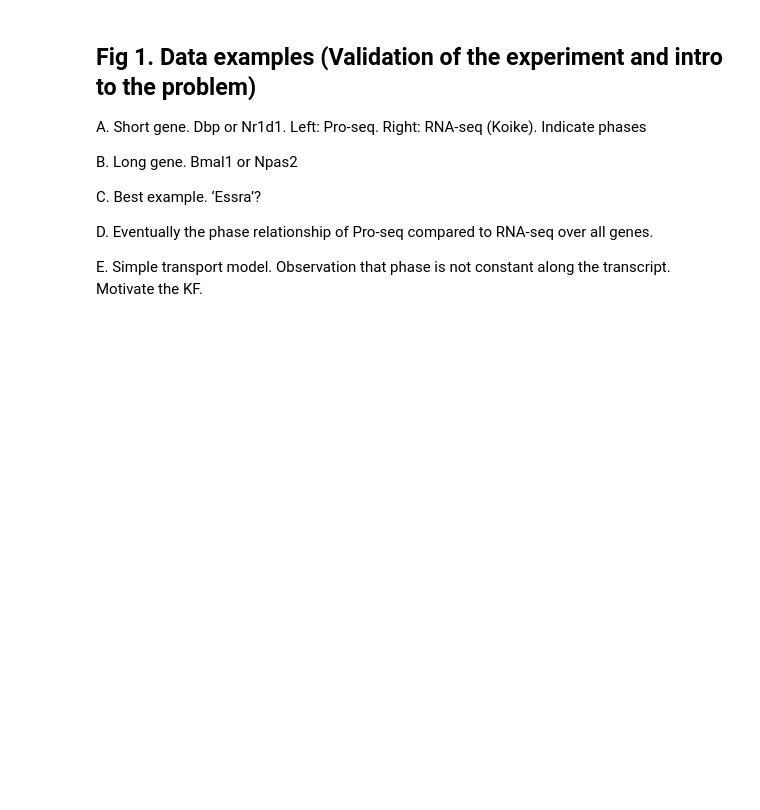
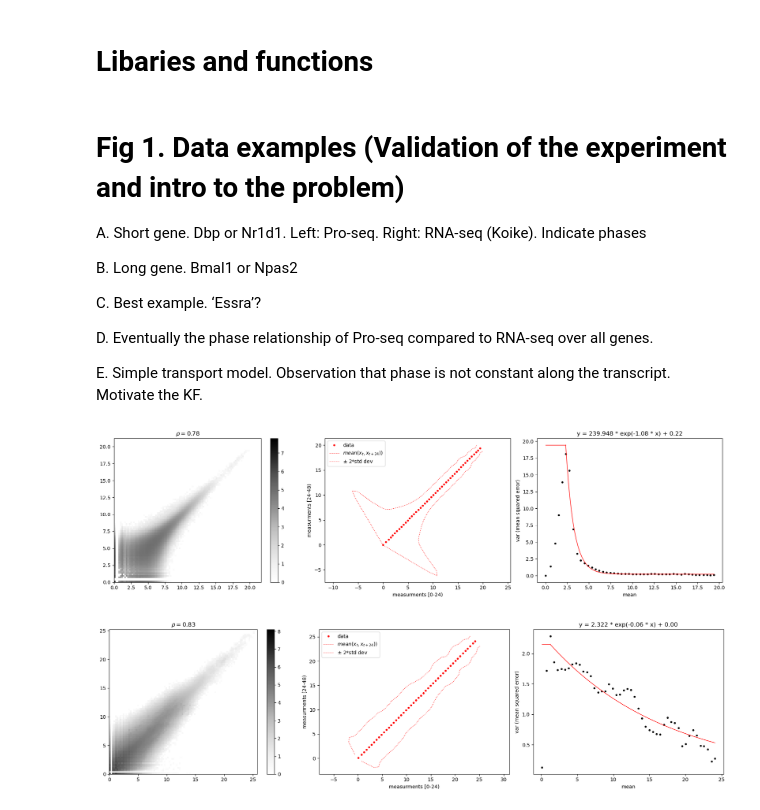
Before and after one commit to jmbreda/PROseq, a Jupyter notebook: notebooks/Figure1.ipynb, the cells around one changed output. Saved outputs shown, nothing was run; the diff lists cells and outputs as text; code cells hidden in the pictures; blank space fills up the shorter version.

```diff
--- a/notebooks/Figure1.ipynb
+++ b/notebooks/Figure1.ipynb
@@ -4,0 +1,2 @@ import matplotlib.pyplot as plt
+# %% [markdown]
+# Libaries and functions
@@ -5,5 +156,5 @@ import matplotlib.pyplot as plt
 # %% [markdown]
-## Fig 1. Data examples (Validation of the experiment and intro to the problem)
+# Fig 1. Data examples (Validation of the experiment and intro to the problem)
 A. Short gene. Dbp or Nr1d1. Left: Pro-seq. Right: RNA-seq (Koike). Indicate phases
 
 B. Long gene. Bmal1 or Npas2
@@ -14,36 +165,52 @@ D. Eventually the phase relationship of Pro-seq compared to RNA-seq over all gen
 
 E. Simple transport model. Observation that phase is not constant along the transcript. Motivate the KF.
 # %%
-bin_size = 1000
+bin_size = 100
 
 # get data
-time_points = np.arange(0, 48, 4).tolist()
+T = np.arange(0, 48, 4)
+τ = 24
+ω = 2*np.pi/τ
 
 # infiles
 infile_proseq = f'../results/GRCm38/binned_norm_coverage/expression_tables/bin_expression_table_bin{bin_size}bp.csv'
-infile_rnaseq = f'~/RNAseq/results/Koike_Science_2012/star/binned_norm_coverage/expression_tables/bin_expression_table_bin100bp.csv'
+infile_rnaseq = f'~/RNAseq/results/Koike_Science_2012/star/binned_norm_coverage/expression_tables/bin_expression_table_bin{bin_size}bp.csv'
 infile_gtf = f'../resources/genome/GRCm38/gene_protein_coding.gtf'
+infile_core_circadian_genes = '../resources/core_circadian_clock_genes.txt'
 
 # read data
 proseq = pd.read_csv(infile_proseq, sep='\t')
-proseq.drop('strand', axis=1, inplace=True)
+#proseq.drop('strand', axis=1, inplace=True)
 rnaseq = pd.read_csv(infile_rnaseq, sep='\t')
 # flip strands of rnaseq
 rnaseq.columns = [col[:-1] + ('+' if col[-1]=='-' else '-') for col in rnaseq.columns]
 rnaseq.columns = proseq.columns
 genes = pd.read_csv(infile_gtf, sep='\t', comment='#', header=None)
 
 samples = proseq.columns.tolist()[3:]
 strand_idx = {'+': [col[-1]=='+' for col in proseq.columns], '-': [col[-1]=='-' for col in proseq.columns]}
 
 # parse gtf and extract atributes
 genes.columns = ['chr', 'source', 'feature', 'start', 'end', 'score', 'strand', 'frame', 'attribute']
 attributes = ['gene_id', 'gene_type', 'gene_name', 'level','tag']
 for attribute in attributes:
     if attribute=='level':
         genes[attribute] = genes['attribute'].str.extract(attribute + ' (.*?);')
     else:
         genes[attribute] = genes['attribute'].str.extract(attribute + ' "(.*?)"')
 # drop attribute column and set gene_id as index
 genes.drop('attribute', axis=1, inplace=True)
 genes.set_index('gene_id', inplace=True)
+
+# get circadian genes
+core_circadian_genes = pd.read_csv(infile_core_circadian_genes, sep='\t').loc[:,'mm10'].values
+
+
+noise_params = {}
+a, b, c, e_max, m_e_max = noise_model(proseq,do_fig=True,pseudo_count=1)
+noise_params['proseq'] = {'a':a,'b':b,'c':c,'e_max':e_max,'m_e_max':m_e_max}
+a, b, c, e_max, m_e_max = noise_model(rnaseq,do_fig=True,pseudo_count=1)
+noise_params['rnaseq'] = {'a':a,'b':b,'c':c,'e_max':e_max,'m_e_max':m_e_max}
+# %% [output]
+[figure, added]
+[figure, added]
```
Also changed, not shown: parts of 11 cells of this notebook, 5 other files.
